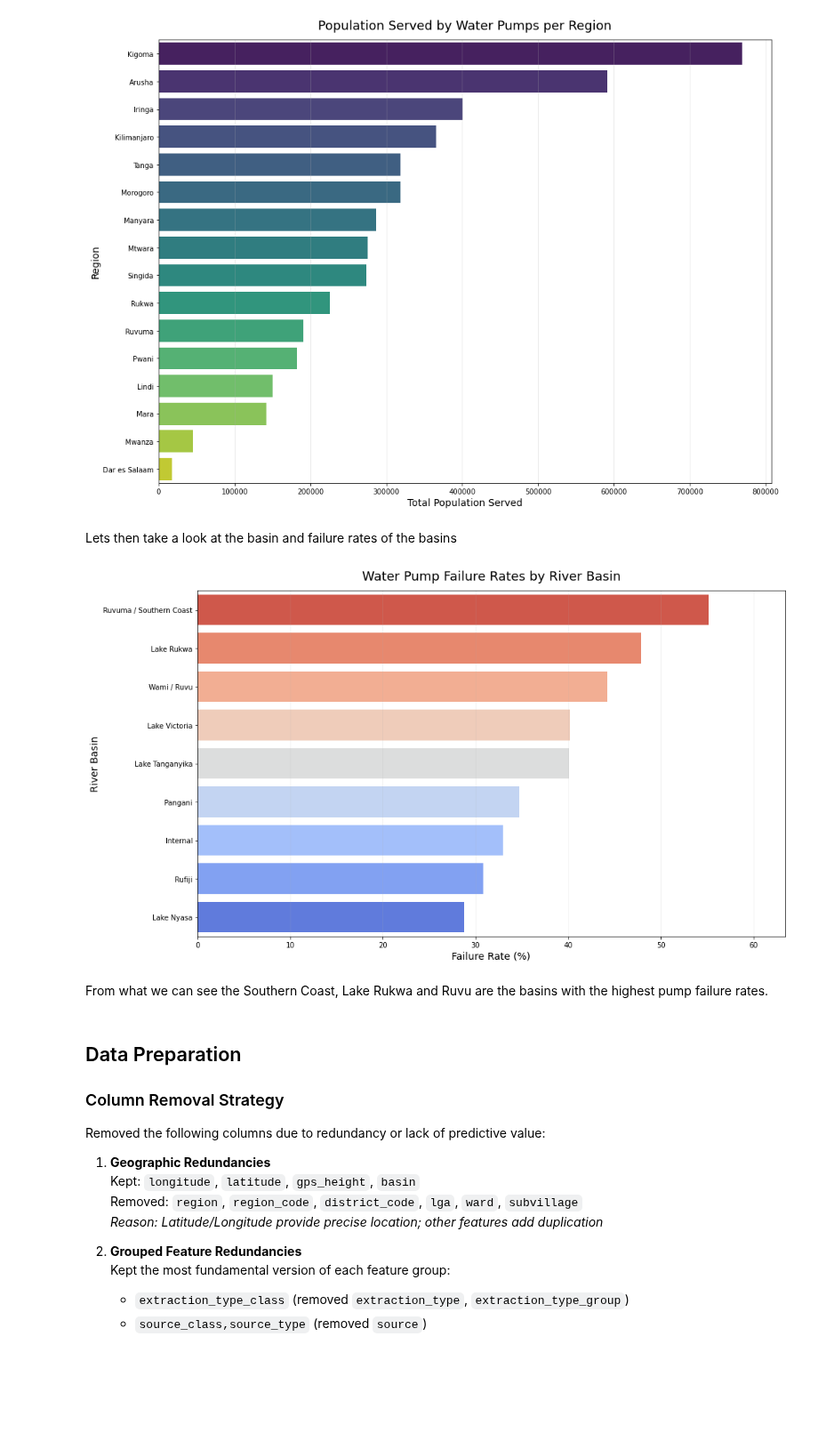
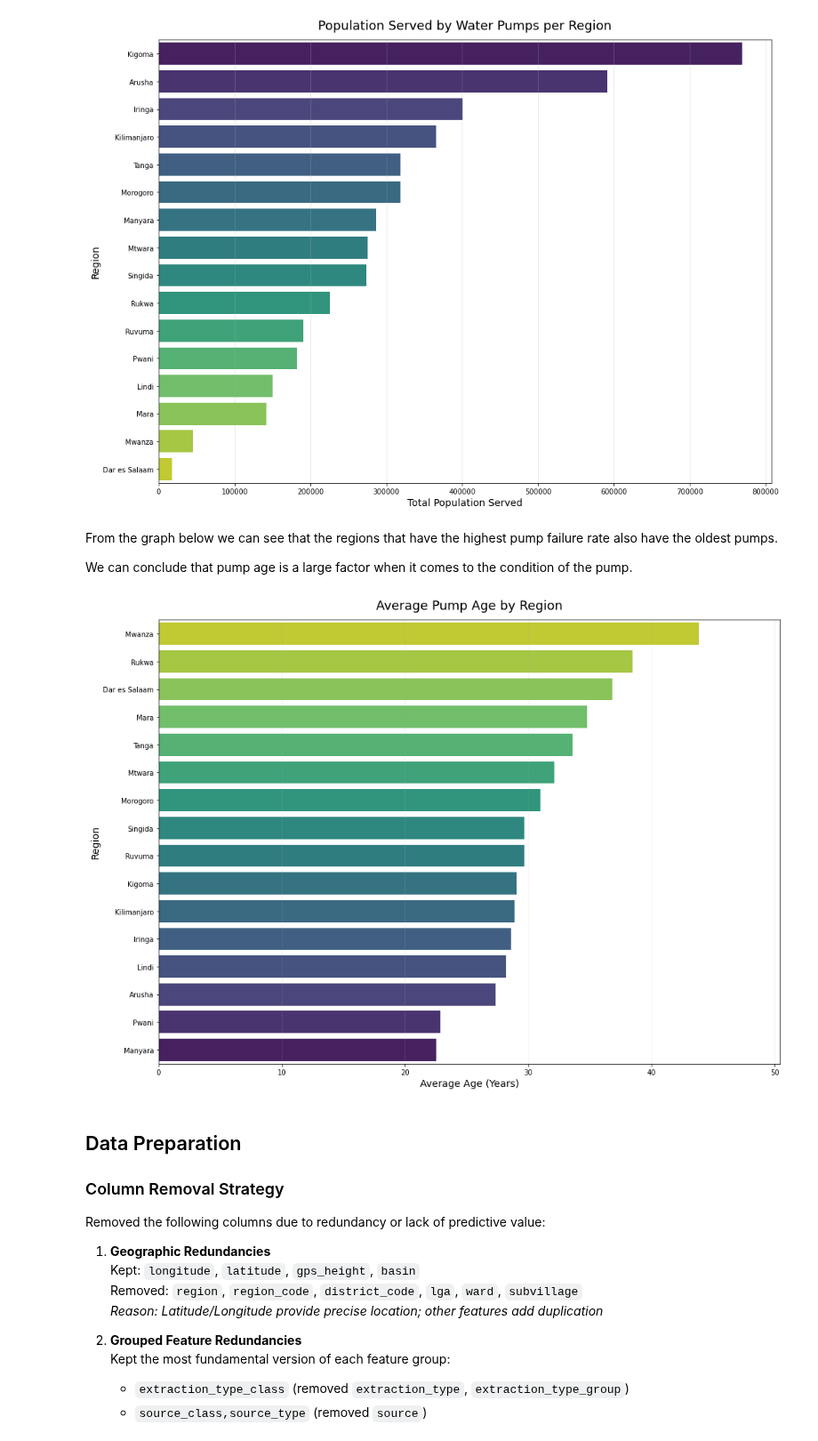
Before and after one commit to FrancisNdirangu/Pump_it_up_Dataset, a Jupyter notebook: notebook.ipynb, the cells around one changed output. Shown at 89% size. Drawn from its saved outputs; the diff is of its cells as text; code cells hidden in the pictures; blank space fills up the shorter version.

Commit message:
added region vs pump age

```diff
--- a/notebook.ipynb
+++ b/notebook.ipynb
@@ -208,33 +206,29 @@ plt.tight_layout()
 plt.show()
 # %% [output]
 [figure]
-# %% [markdown]
-Lets then take a look at the basin and failure rates of the basins
-# %%
-# Calculate failure rates per basin
-basin_failure = df.groupby('basin')['status_group'].apply(
-    lambda x: (x == 'non functional').mean() * 100
-).sort_values(ascending=False)
-
-# Create visualization
-plt.figure(figsize=(14, 8))
-ax = sns.barplot(x=basin_failure.values, y=basin_failure.index,
-                 palette='coolwarm_r', saturation=0.9)
-
-
-
-# Formatting
-plt.title('Water Pump Failure Rates by River Basin', fontsize=18, pad=15)
-plt.xlabel('Failure Rate (%)', fontsize=14)
-plt.ylabel('River Basin', fontsize=14)
-plt.xlim(0, basin_failure.max() * 1.15)  # Add margin for annotations
-plt.grid(axis='x', alpha=0.2)
-plt.tight_layout()
-plt.show()
-# %% [output]
-[figure, removed]
 # %% [markdown]
-From what we can see the Southern Coast, Lake Rukwa and Ruvu are the basins with the highest pump failure rates.
+From the graph below we can see that the regions that have the highest pump failure rate also have the oldest pumps.
+
+We can conclude that pump age is a large factor when it comes to the condition of the pump.
+# %%
+# Calculate average pump age per region
+region_age = df1.groupby('region')['pump_age'].mean().sort_values(ascending=False)
+
+# Create visualization
+plt.figure(figsize=(14,10))
+ax = sns.barplot(x=region_age.values, y=region_age.index, palette='viridis_r')
+
+
+# Formatting
+plt.title('Average Pump Age by Region', fontsize=18, pad=15)
+plt.xlabel('Average Age (Years)', fontsize=14)
+plt.ylabel('Region', fontsize=14)
+plt.xlim(0, region_age.max() * 1.15)
+plt.grid(axis='x', alpha=0.2)
+plt.tight_layout()
+plt.show()
+# %% [output]
+[figure, added]
 # %% [markdown]
 ## Data Preparation
 
```
Also changed, not shown: parts of 1 cell of this notebook.
